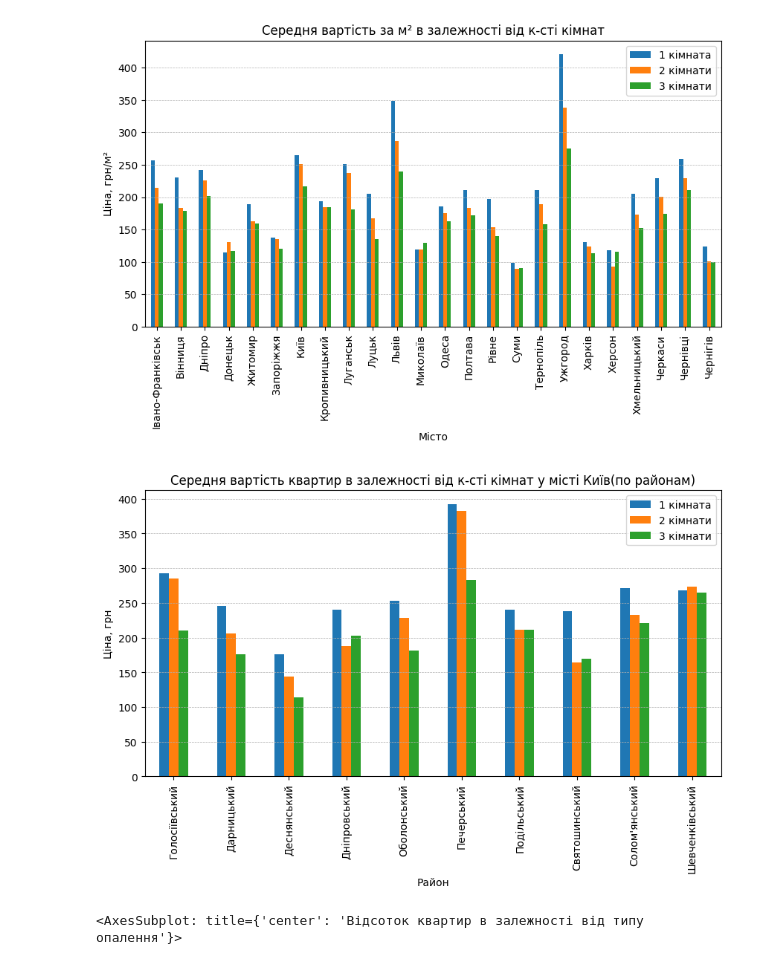
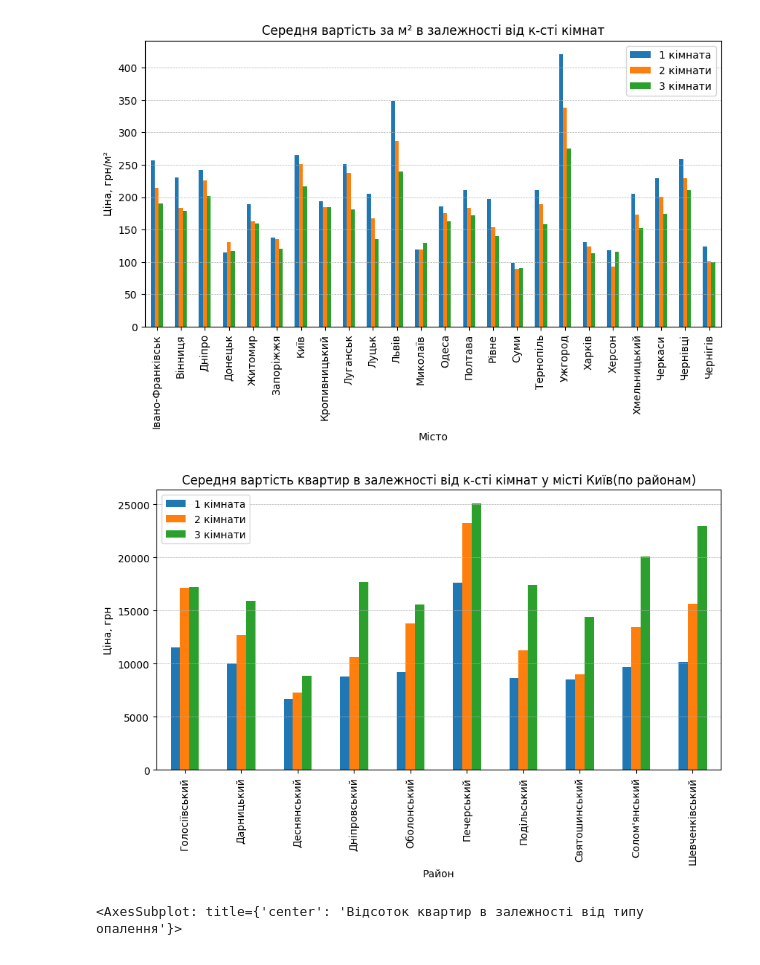
Before and after one commit to zhulich/flat_rent_analysis, a Jupyter notebook: pandas.ipynb, the cells around one changed output. Saved outputs shown, nothing was run; the diff lists cells and outputs as text; code cells hidden in the pictures.

```diff
--- a/pandas.ipynb
+++ b/pandas.ipynb
@@ -181,12 +181,12 @@ ax.yaxis.grid(True, linestyle="--", linewidth=0.5)
 # %% [output]
 [figure]
 # %%
-ax = create_df(rooms, group_by["district"], prices["price m2"], city_group_by).plot( y=["1 кімната", "2 кімнати", "3 кімнати"], kind="bar", figsize=(10,5),
+ax = create_df(rooms, group_by["district"], prices["price"], city_group_by).plot( y=["1 кімната", "2 кімнати", "3 кімнати"], kind="bar", figsize=(10,5),
                    title="Середня вартість квартир в залежності від к-сті кімнат у місті Київ(по районам)",
                    ylabel="Ціна, грн")
 ax.yaxis.grid(True, linestyle="--", linewidth=0.5)
 # %% [output]
-[figure, old version]
+[figure, new version]
 # %%
 heating = df["Опалення"].value_counts()
 heating.plot(kind="pie", autopct="%1.1f%%", title="Відсоток квартир в залежності від типу опалення",
```
